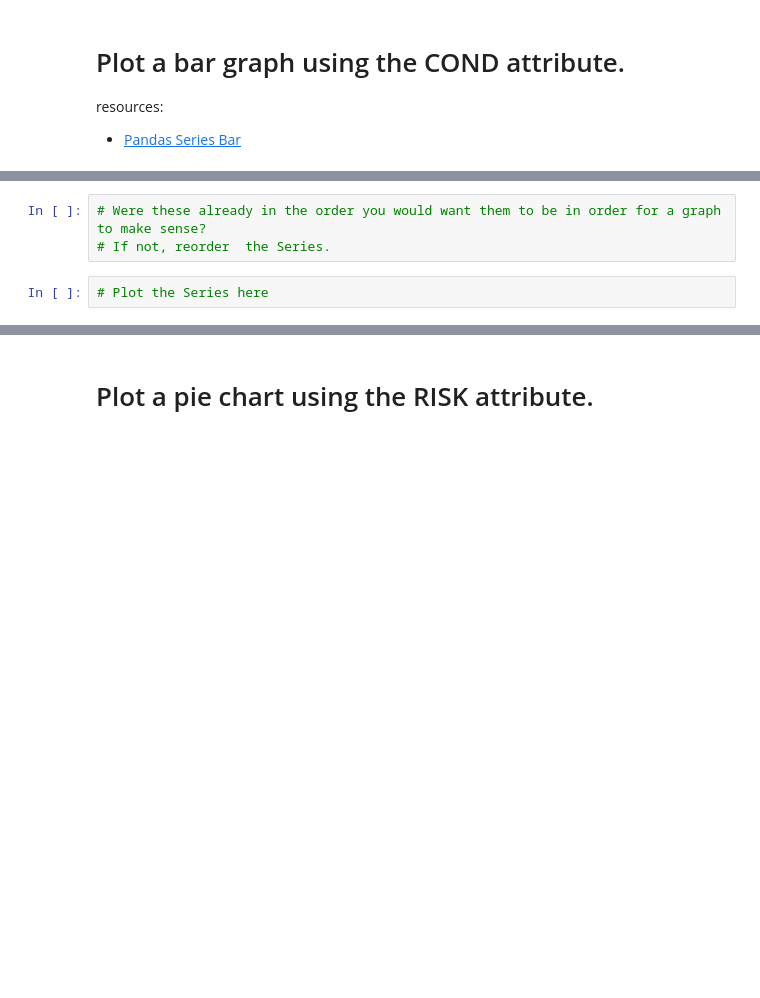
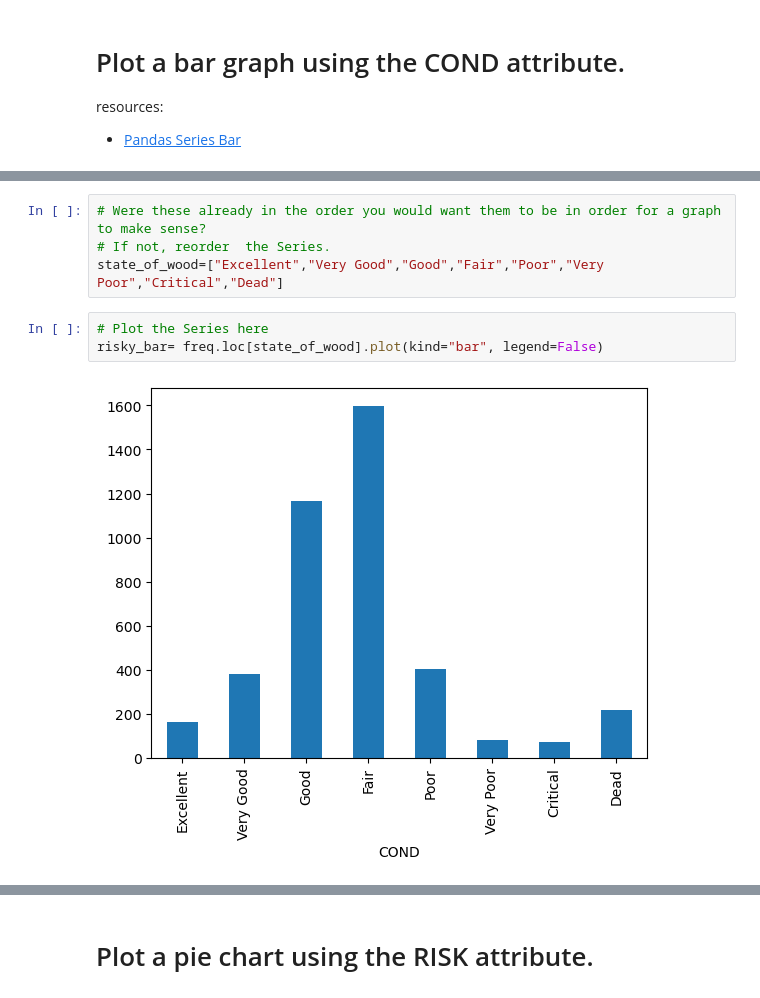
Before and after one commit to EndaFigueroa/DENotebookWeek67, a Jupyter notebook: CityOfNewarkDETreeSurvey/newark_de_tree_survey.ipynb, the cells around one changed output, grey strips where cells are left out. Drawn from its saved outputs; the diff is of its cells as text; blank space fills up the shorter version.

```diff
--- a/CityOfNewarkDETreeSurvey/newark_de_tree_survey.ipynb
+++ b/CityOfNewarkDETreeSurvey/newark_de_tree_survey.ipynb
@@ -133,7 +155,11 @@ resources:
 # %%
 # Were these already in the order you would want them to be in order for a graph to make sense?
 # If not, reorder  the Series.
+state_of_wood=["Excellent","Very Good","Good","Fair","Poor","Very Poor","Critical","Dead"]
 # %%
 # Plot the Series here
+risky_bar= freq.loc[state_of_wood].plot(kind="bar", legend=False)
+# %% [output]
+[figure, added]
 # %%
 # How many entries have missing values for the COND attribute? Why are these values missing?
```
Also changed, not shown: parts of 12 cells of this notebook.
